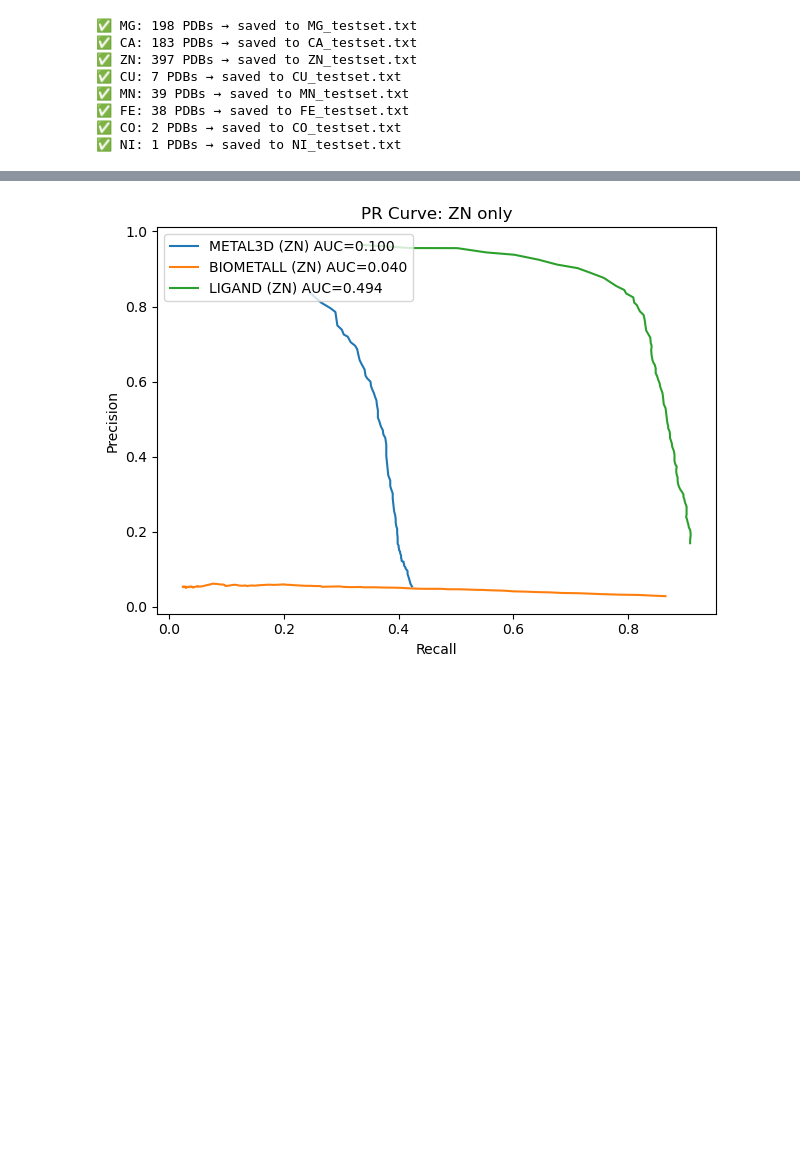
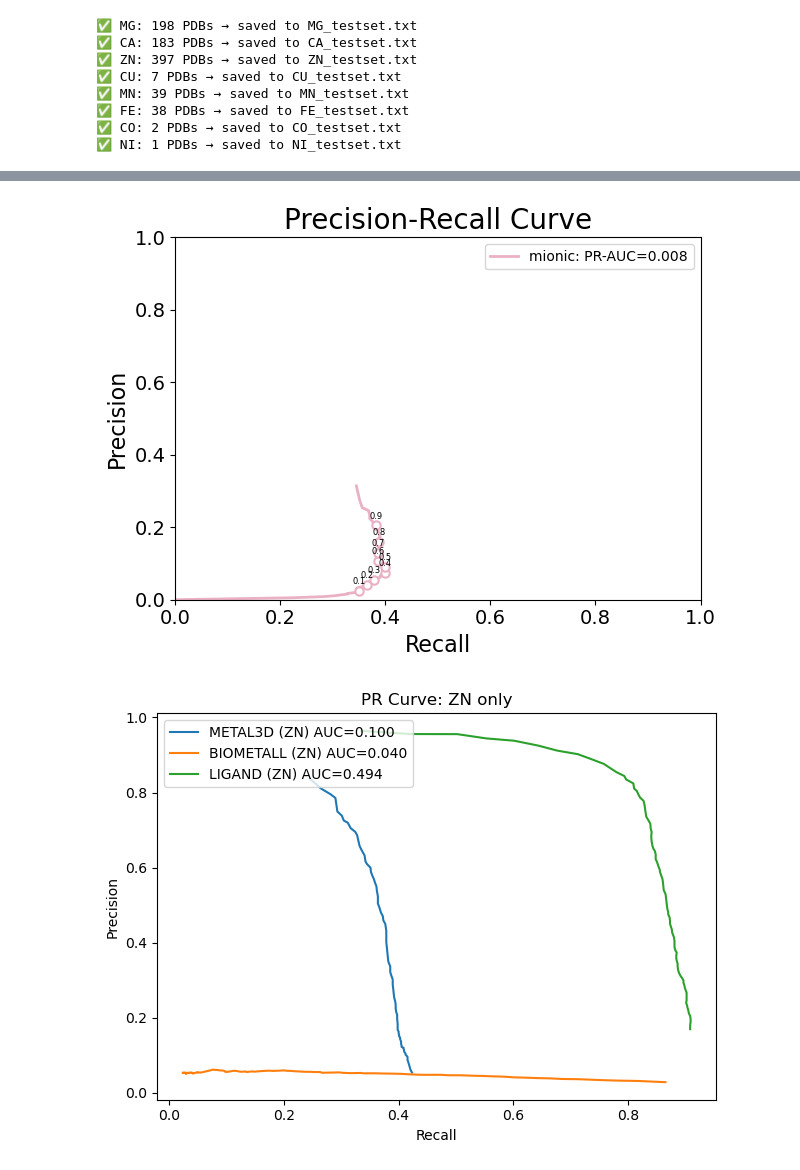
Before and after one commit to qkrgangeun/LigMet, a Jupyter notebook: notebooks/benchmark.ipynb, the cells around one changed output, grey strips where cells are left out. Saved outputs shown, nothing was run; the diff lists cells and outputs as text; code cells hidden in the pictures; blank space fills up the shorter version.

```diff
--- a/notebooks/benchmark.ipynb
+++ b/notebooks/benchmark.ipynb
@@ -1101,3 +1272,31 @@ def evaluate_model_on_testset(testset_file, model_name="metal3d"):
+# %%
+import numpy as np
+mionic = np.load("/home/qkrgangeun/LigMet/code/notebooks/mionic_pr_data.npz")
+threhsholds = mionic["thresholds"]
+mionic_precision = mionic["precision"]
+mionic_recall = mionic["recall"]
+mionic_auc_score = compute_prauc(mionic_recall, mionic_precision)
+plt.plot(mionic_recall[:], mionic_precision[:], color='#EAB0C4', linewidth=2,
+         label=f"mionic: PR-AUC={mionic_auc_score:.3f}")
+for i in range(len(thresholds)):
+    if i % 10 == 0 and i != 0:
+        plt.plot(mionic_recall[i], mionic_precision[i], marker='o',
+                 markersize=6, markerfacecolor='white', markeredgecolor='#EAB0C4', markeredgewidth=1.5)
+        plt.annotate(f"{thresholds[i]:.1f}", (mionic_recall[i], mionic_precision[i]),
+                     textcoords="offset points", xytext=(0, 5), ha='center', fontsize=6)
+
+plt.xlabel("Recall",fontsize=16)
+plt.ylabel("Precision",fontsize=16)
+plt.title("Precision-Recall Curve",fontsize=20)
+plt.xlim(0, 1)
+plt.ylim(0, 1)
+plt.legend()
+plt.xticks(fontsize=14)
+plt.yticks(fontsize=14)
+plt.tight_layout()
+plt.show()
+# %% [output]
+[figure, added]
 # %%
 for metal in ["ZN", "MG", "FE", "CA","CU","MN","CO","NI"]:  # 필요한 금속만 선택
     testset_file = f"metal_testsets/{metal}_testset.txt"
```
Also changed, not shown: parts of 12 cells of this notebook.
